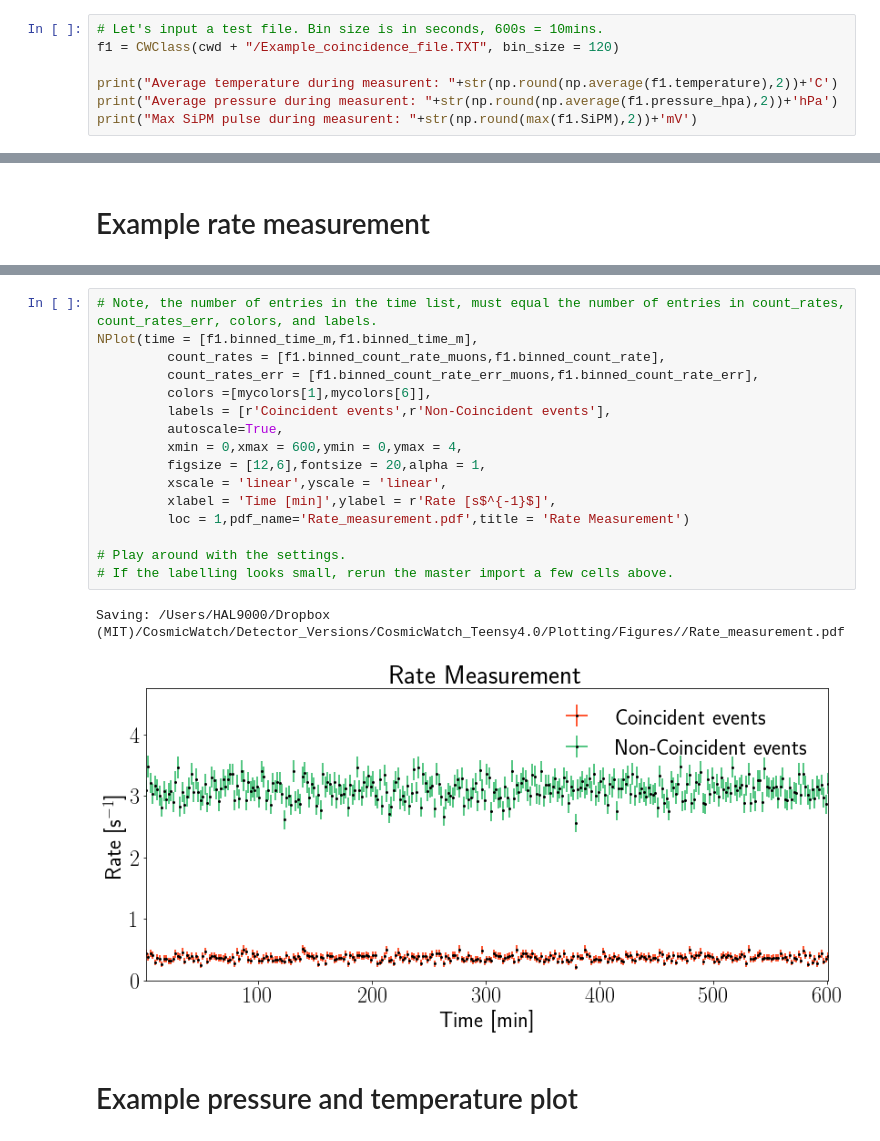
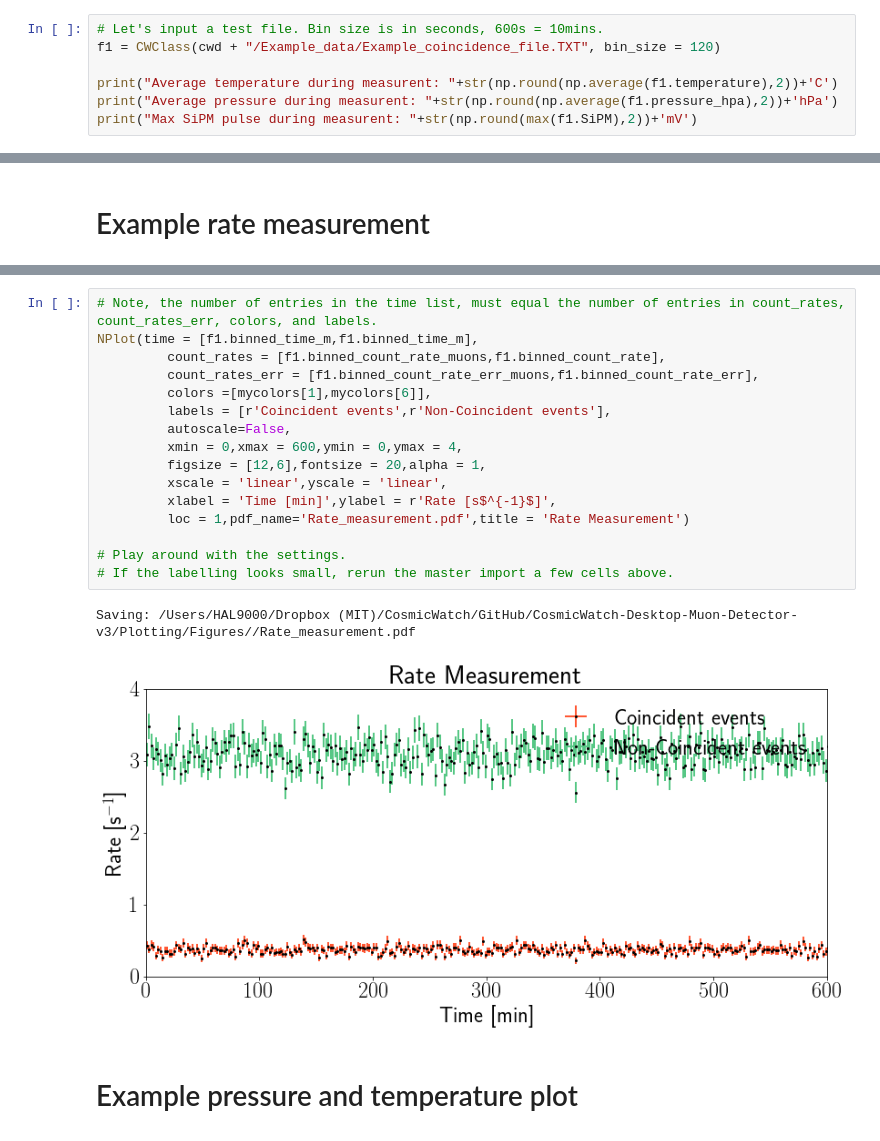
Before and after one commit to spatrick/CosmicWatch-Desktop-Muon-Detector-v3, a Jupyter notebook: Plotting/ExampleNotebook.ipynb, the cells around one changed output, grey strips where cells are left out. Saved outputs shown, nothing was run; the diff lists cells and outputs as text.

```diff
--- a/Plotting/ExampleNotebook.ipynb
+++ b/Plotting/ExampleNotebook.ipynb
@@ -220,7 +221,7 @@ class CWClass():
         self.binned_time_m     = bincenters/60.
 # %%
 # Let's input a test file. Bin size is in seconds, 600s = 10mins.
-f1 = CWClass(cwd + "/Example_coincidence_file.TXT", bin_size = 120)
+f1 = CWClass(cwd + "/Example_data/Example_coincidence_file.TXT", bin_size = 120)
 
 print("Average temperature during measurent: "+str(np.round(np.average(f1.temperature),2))+'C')
 print("Average pressure during measurent: "+str(np.round(np.average(f1.pressure_hpa),2))+'hPa')
@@ -290,22 +293,22 @@ def NPlot(time, # The binning times
 # %%
 # Note, the number of entries in the time list, must equal the number of entries in count_rates, count_rates_err, colors, and labels.
 NPlot(time = [f1.binned_time_m,f1.binned_time_m],
          count_rates = [f1.binned_count_rate_muons,f1.binned_count_rate],
          count_rates_err = [f1.binned_count_rate_err_muons,f1.binned_count_rate_err],
          colors =[mycolors[1],mycolors[6]],
          labels = [r'Coincident events',r'Non-Coincident events'],
-         autoscale=True,
+         autoscale=False,
          xmin = 0,xmax = 600,ymin = 0,ymax = 4,
          figsize = [12,6],fontsize = 20,alpha = 1,
          xscale = 'linear',yscale = 'linear',
          xlabel = 'Time [min]',ylabel = r'Rate [s$^{-1}$]',
          loc = 1,pdf_name='Rate_measurement.pdf',title = 'Rate Measurement')
 
 # Play around with the settings.
 # If the labelling looks small, rerun the master import a few cells above.
 # %% [output]
-Saving: /Users/HAL9000/Dropbox (MIT)/CosmicWatch/Detector_Versions/CosmicWatch_Teensy4.0/Plotting/Figures//Rate_measurement.pdf
+Saving: /Users/HAL9000/Dropbox (MIT)/CosmicWatch/GitHub/CosmicWatch-Desktop-Muon-Detector-v3/Plotting/Figures//Rate_measurement.pdf
-[figure, old version]
+[figure, new version]
 # %% [markdown]
 #  Example pressure and temperature plot
 # %%
```
Also changed, not shown: parts of 6 cells of this notebook, 15 other files.
